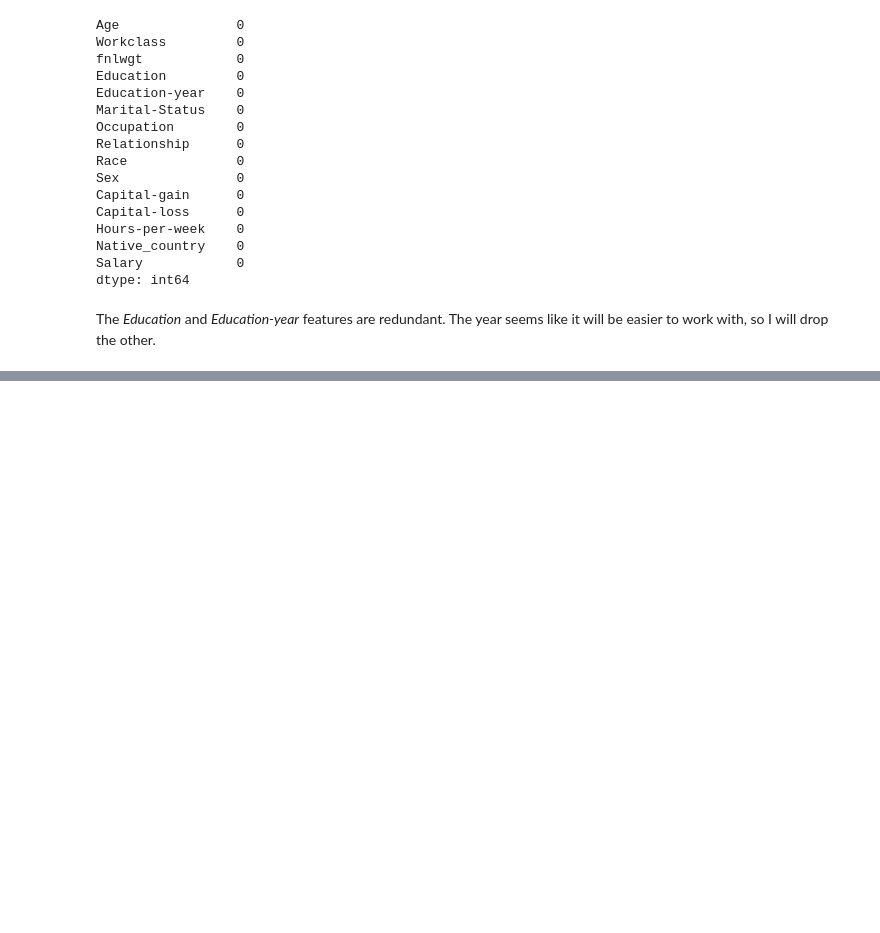
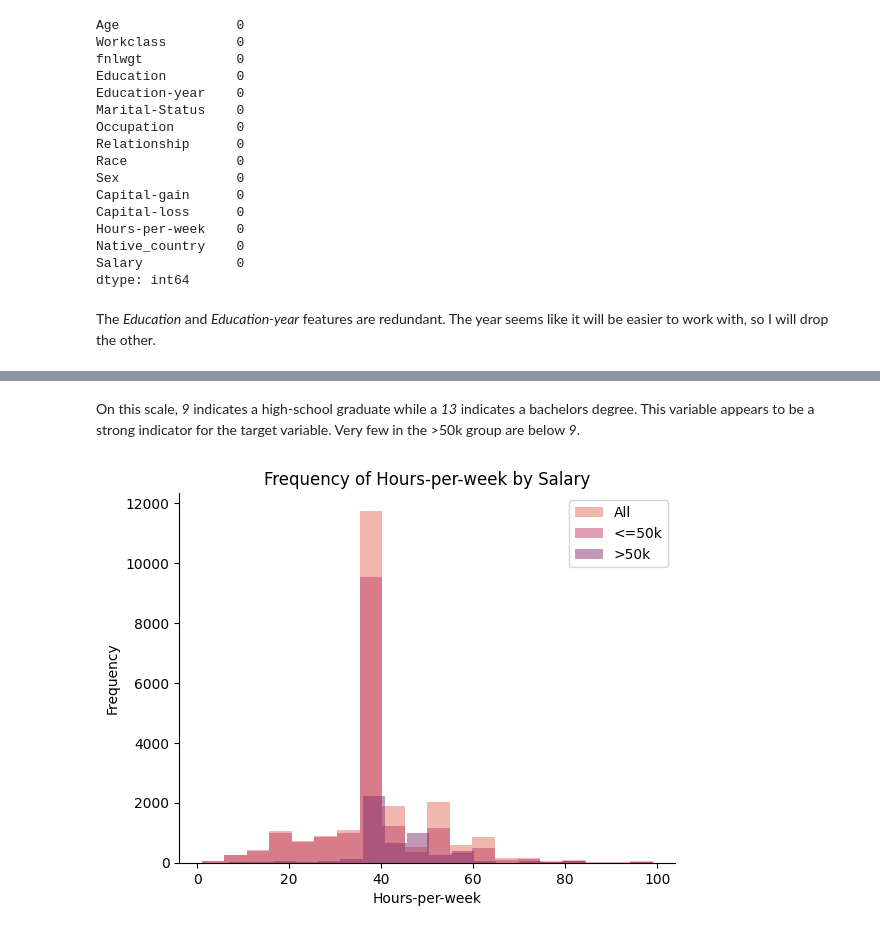
Before and after one commit to cockytrumpet/classification_project, a Jupyter notebook: project.ipynb, the cells around one changed output, grey strips where cells are left out. Saved outputs shown, nothing was run; the diff lists cells and outputs as text; code cells hidden in the pictures; blank space fills up the shorter version.

```diff
--- a/project.ipynb
+++ b/project.ipynb
@@ -107,0 +199,14 @@ For the next step I'd like to visuallize each feature against what I'll be tryin
+# %% [markdown]
+On this scale, *9* indicates a high-school graduate while a *13* indicates a bachelors degree. This variable appears to be a strong indicator for the target variable. Very few in the >50k group are below *9*.
+# %%
+plt.hist(private['Hours-per-week'], bins=20, alpha=0.5, label='All')
+plt.hist(negative['Hours-per-week'], bins=20, alpha=0.5, label='<=50k')
+plt.hist(positive['Hours-per-week'], bins=20, alpha=0.5, label='>50k')
+plt.xlabel('Hours-per-week')
+plt.ylabel('Frequency')
+plt.title('Frequency of Hours-per-week by Salary')
+plt.legend(loc='upper right')
+sns.despine()
+plt.show()
+# %% [output]
+[figure, added]
```
Also changed, not shown: parts of 35 cells of this notebook.
